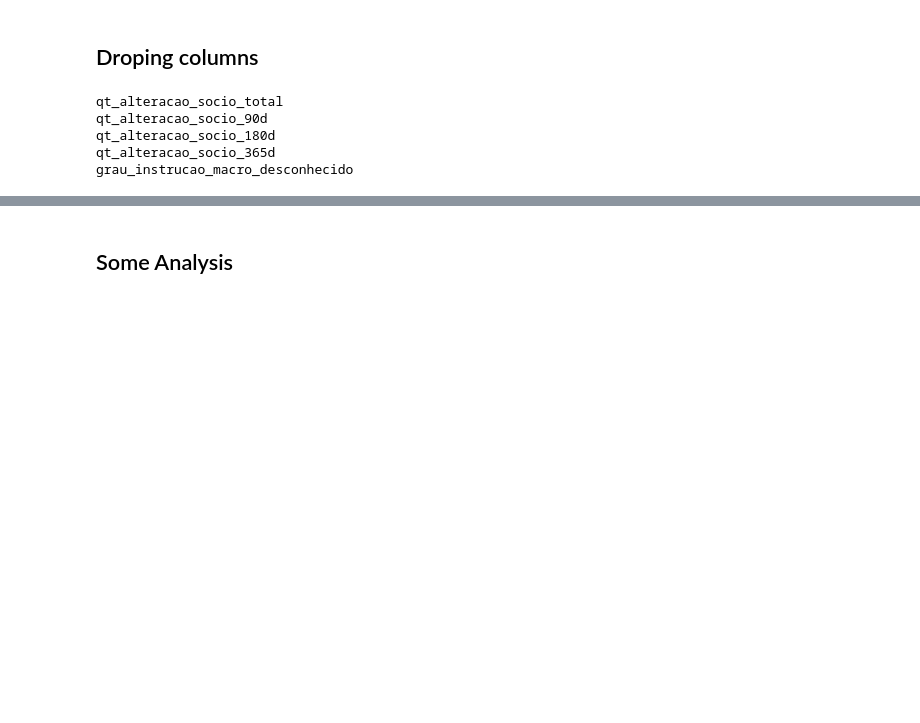
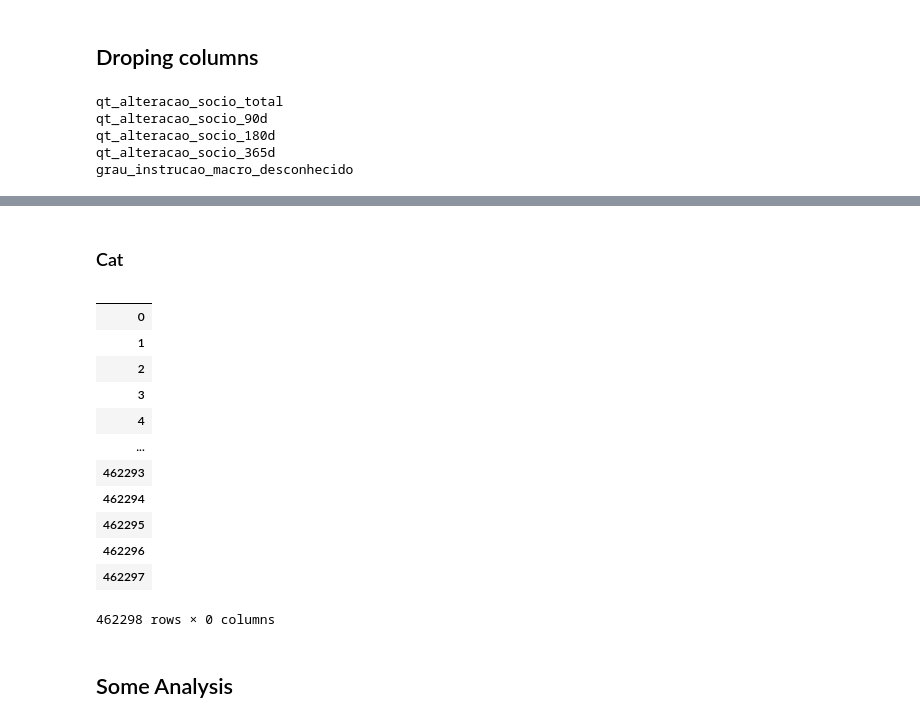
Before and after one commit to LucasDatilioCarderelli/Codenation, a Jupyter notebook: Projeto_Final/Prjct_F.ipynb, the cells around one changed output, grey strips where cells are left out. Drawn from its saved outputs; the diff is of its cells as text; code cells hidden in the pictures; blank space fills up the shorter version.

```diff
--- a/Projeto_Final/Prjct_F.ipynb
+++ b/Projeto_Final/Prjct_F.ipynb
@@ -112,3 +190,21 @@ memory usage: 325.5 MB
+# %% [markdown]
+### Cat
+# %%
+mkt.select_dtypes("category")
+# %% [output]
+|  |
+| 0 |
+| 1 |
+| 2 |
+| 3 |
+| 4 |
+| ... |
+| 462293 |
+| 462294 |
+| 462295 |
+| 462296 |
+| 462297 |
+462298 rows × 0 columns
 # %% [markdown]
 ## Some Analysis
 # %%
```
Also changed, not shown: parts of 14 cells of this notebook.
